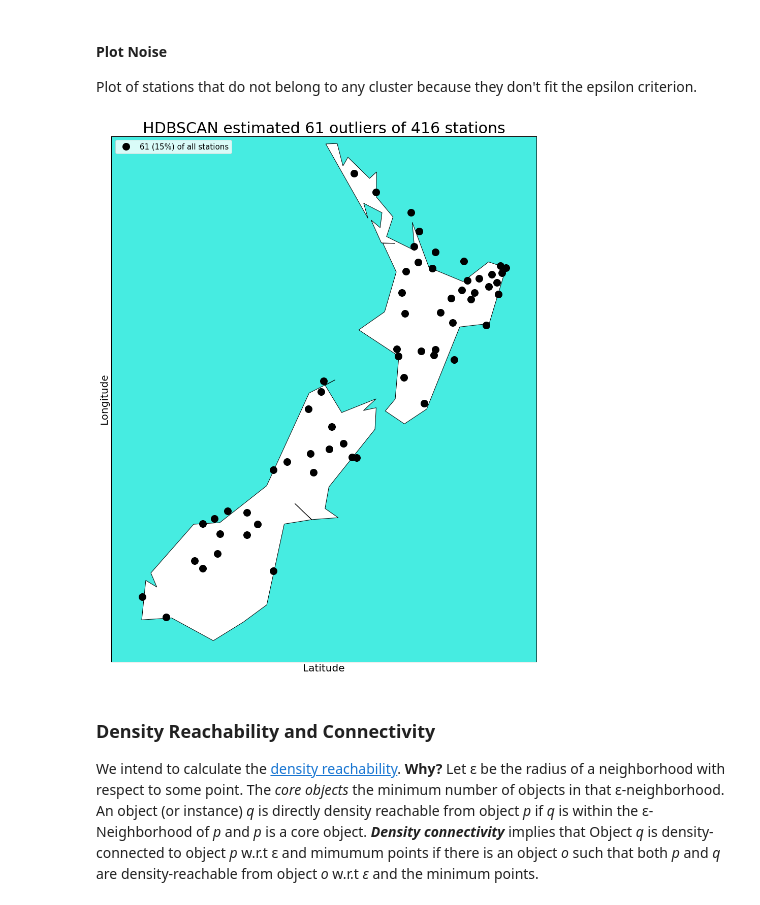
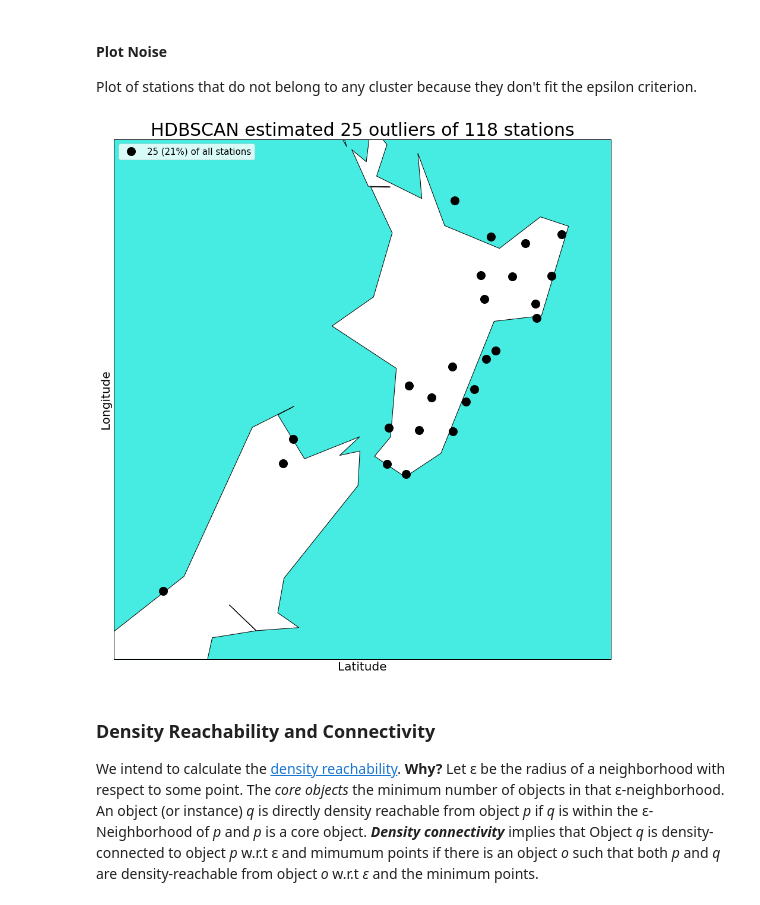
Before and after one commit to waidyanatha/quasar, a Jupyter notebook: notebooks/1a_shield_network_cluster_maps.ipynb, the cells around one changed output. Cells and saved outputs as stored; diff of their text form; code cells hidden in the pictures.

```diff
--- a/notebooks/1a_shield_network_cluster_maps.ipynb
+++ b/notebooks/1a_shield_network_cluster_maps.ipynb
@@ -249,7 +251,8 @@ There are also issues with clustering geospatial data. [Around the equator the r
 
 import numpy as np
 
-lst_st_type_80Hz_above = ['HN', 'HH', 'EH']
+#lst_st_type_80Hz_above = ['HN', 'HH', 'EH']
+lst_st_type_80Hz_above = ['EH']
 lst_st_coord_80H_above = [[st_lat,st_lon]
                           for _,st_type,st_lat,st_lon in st_list
                           if st_type in lst_st_type_80Hz_above]
@@ -384,7 +465,8 @@ from mpl_toolkits.basemap import Basemap
 
 try:
     ''' check if cluster size is same as all points '''
-    if no_noise_st_arr.shape[0] == station_coordinates.shape[0]:
+    if n_clusters_ == 1:
+#    if no_noise_st_arr.shape[0] == station_coordinates.shape[0]:
         raise ValueError('There is only one cluster; does not make sense to plot')
 
     # create map using BASEMAP
@@ -421,7 +503,7 @@ try:
     #plt.figure(figsize=(15,20))
     for k, col in zip(unique_labels, colors):
         xy = np.array([x for i,x in enumerate(no_noise_st_arr) if np.any(no_noise_st_arr[i][2] == k)])
-        s_legend = str(len(xy))+' ('+str(round(100*len(xy)/len(no_noise_st_arr)))+'%) Cluster ['+str(k)+']'
+        s_legend = str(len(xy))+' ('+str(round(100*len(xy)/len(no_noise_st_arr)))+'%) Cluster ['+str(int(k))+']'
         x,y = m(xy[:, 1], xy[:, 0])
         m.plot(x, y, 'o', markerfacecolor=tuple(col),
                markeredgecolor='k', markersize=14, label=s_legend)
@@ -447,7 +529,8 @@ Plot of stations that do not belong to any cluster because they don't fit the ep
 #noise_st_arr = np.array([x for i,x in enumerate(tmp_arr) if np.any(tmp_arr[i][2] < 0)])
 
 try:
-    if not noise_st_arr.all():
+    if n_noise_ <= 0:
+#    if not noise_st_arr.all():
         raise ValueError('There are no noise clusters to plot')
 
     # create map using BASEMAP
@@ -468,34 +551,34 @@ try:
                 lon_0=(lon_max-lon_min)/2,
                 projection='merc',
                 resolution = 'c',
                 area_thresh=10000.,
                )
 
     m.drawcoastlines()
     m.drawcountries()
     #m.drawstates()
     m.drawmapboundary(fill_color='#46ece1')
     m.fillcontinents(color = 'white',lake_color='#46bcec')
 
     col = [0, 0, 0, 1]   # black
     s_legend = str(len(noise_st_arr))+' ('+str(round(100*len(noise_st_arr)/len(tmp_arr)))+'%) of all stations'
     x,y = m(noise_st_arr[:, 1], noise_st_arr[:, 0])
     m.plot(x, y, 'o', markerfacecolor=tuple(col),
            markeredgecolor='k', markersize=14, label=s_legend)
 
     plt.title('%s estimated %d outliers of %d stations'
               % (s_clust_name, noise_st_arr.shape[0], tmp_arr.shape[0]), fontsize=30)
     plt.xticks(size=10)
     plt.yticks(size=10)
     plt.legend(loc='upper left', fontsize=15)
     plt.xlabel('Latitude', fontsize=20)
     plt.ylabel('Longitude', fontsize=20)
     plt.show()
 
 except Exception as err:
     print("Error message:", err)
 # %% [output]
-[figure, old version]
+[figure, new version]
 # %% [markdown]
 ### Density Reachability and Connectivity
 
```
Also changed, not shown: parts of 22 cells of this notebook, 2 other files.
